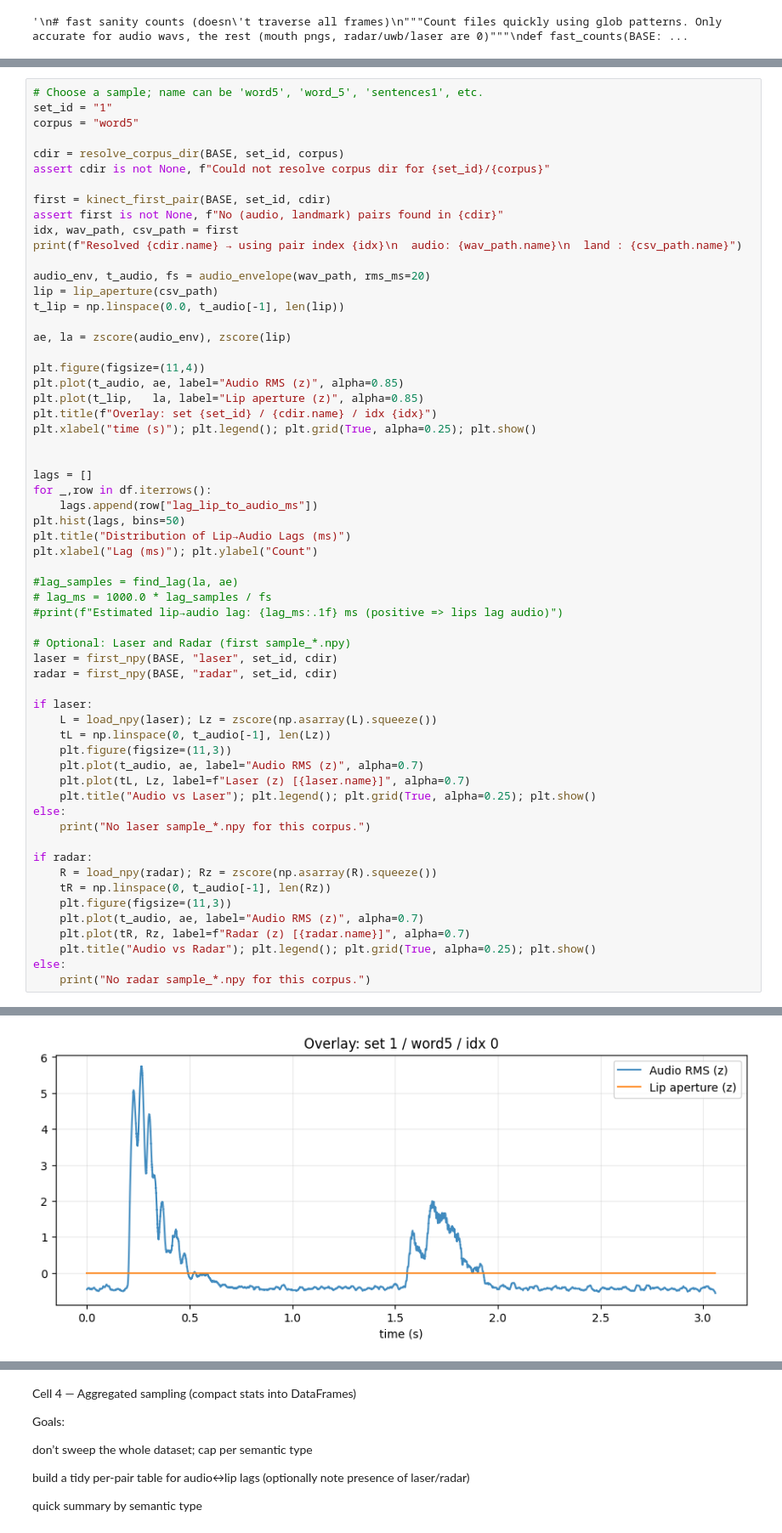
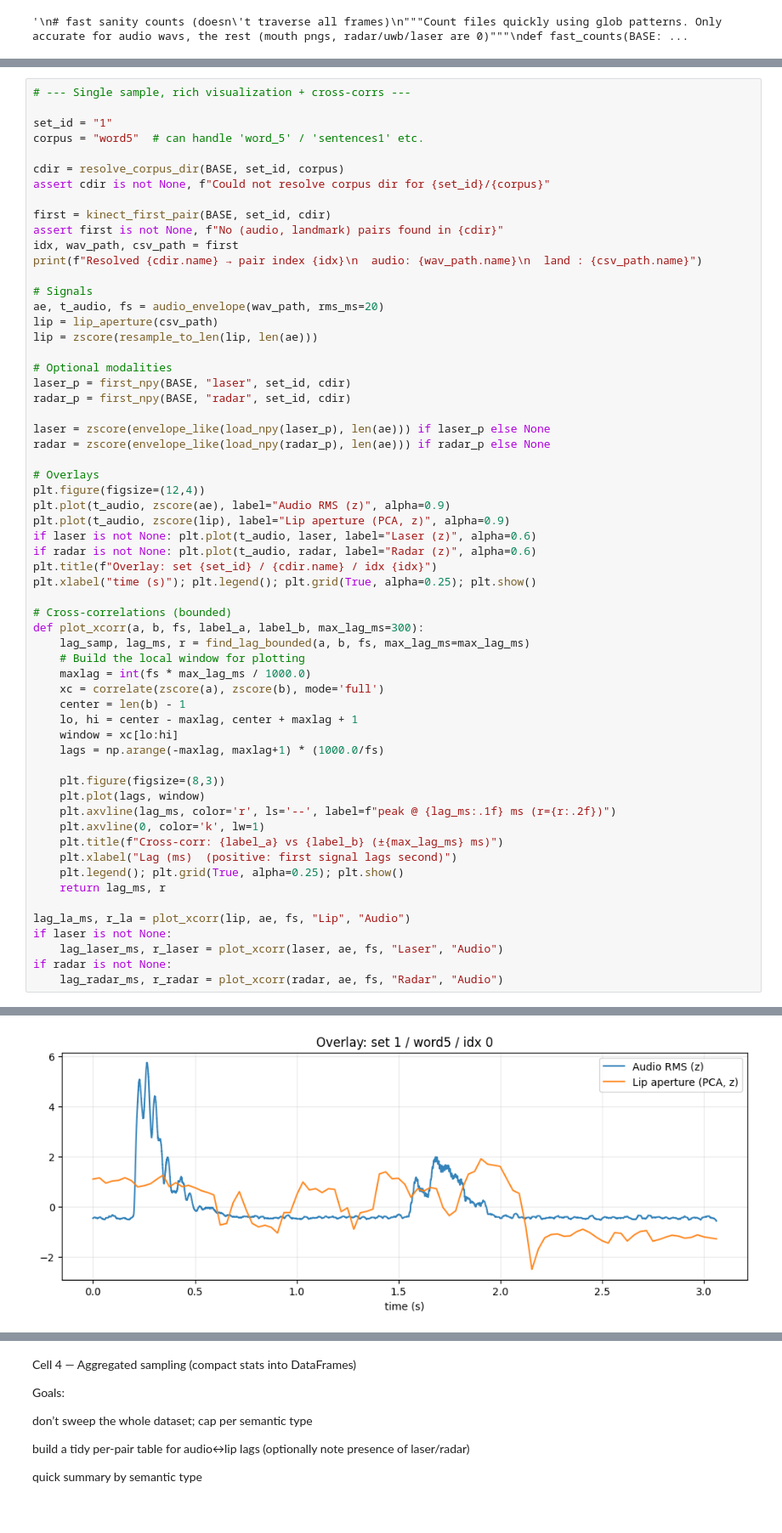
Before and after one commit to arham-siddiqui/silentSpeech, a Jupyter notebook: notebooks/alignment.ipynb, the cells around one changed output, grey strips where cells are left out. Shown at 85% size. Drawn from its saved outputs; the diff is of its cells as text.

Commit message:
updated with principal component directions comparing lip landmarks to audio RMS. Still extending the DF to multiple modes

```diff
--- a/notebooks/alignment.ipynb
+++ b/notebooks/alignment.ipynb
@@ -163,7 +249,8 @@ Cell 3 — Single sample overlay (Audio vs Lip), optional Laser/Radar
 # %%
-# Choose a sample; name can be 'word5', 'word_5', 'sentences1', etc.
+# --- Single sample, rich visualization + cross-corrs ---
+
 set_id = "1"
-corpus = "word5"
+corpus = "word5"  # can handle 'word_5' / 'sentences1' etc.
 
 cdir = resolve_corpus_dir(BASE, set_id, corpus)
 assert cdir is not None, f"Could not resolve corpus dir for {set_id}/{corpus}"
@@ -171,53 +258,52 @@ assert cdir is not None, f"Could not resolve corpus dir for {set_id}/{corpus}"
 first = kinect_first_pair(BASE, set_id, cdir)
 assert first is not None, f"No (audio, landmark) pairs found in {cdir}"
 idx, wav_path, csv_path = first
-print(f"Resolved {cdir.name} → using pair index {idx}\n  audio: {wav_path.name}\n  land : {csv_path.name}")
+print(f"Resolved {cdir.name} → pair index {idx}\n  audio: {wav_path.name}\n  land : {csv_path.name}")
 
-audio_env, t_audio, fs = audio_envelope(wav_path, rms_ms=20)
+# Signals
+ae, t_audio, fs = audio_envelope(wav_path, rms_ms=20)
 lip = lip_aperture(csv_path)
-t_lip = np.linspace(0.0, t_audio[-1], len(lip))
+lip = zscore(resample_to_len(lip, len(ae)))
 
-ae, la = zscore(audio_env), zscore(lip)
+# Optional modalities
+laser_p = first_npy(BASE, "laser", set_id, cdir)
+radar_p = first_npy(BASE, "radar", set_id, cdir)
 
-plt.figure(figsize=(11,4))
-plt.plot(t_audio, ae, label="Audio RMS (z)", alpha=0.85)
-plt.plot(t_lip,   la, label="Lip aperture (z)", alpha=0.85)
+laser = zscore(envelope_like(load_npy(laser_p), len(ae))) if laser_p else None
+radar = zscore(envelope_like(load_npy(radar_p), len(ae))) if radar_p else None
+
+# Overlays
+plt.figure(figsize=(12,4))
+plt.plot(t_audio, zscore(ae), label="Audio RMS (z)", alpha=0.9)
+plt.plot(t_audio, zscore(lip), label="Lip aperture (PCA, z)", alpha=0.9)
+if laser is not None: plt.plot(t_audio, laser, label="Laser (z)", alpha=0.6)
+if radar is not None: plt.plot(t_audio, radar, label="Radar (z)", alpha=0.6)
 plt.title(f"Overlay: set {set_id} / {cdir.name} / idx {idx}")
 plt.xlabel("time (s)"); plt.legend(); plt.grid(True, alpha=0.25); plt.show()
 
+# Cross-correlations (bounded)
+def plot_xcorr(a, b, fs, label_a, label_b, max_lag_ms=300):
+    lag_samp, lag_ms, r = find_lag_bounded(a, b, fs, max_lag_ms=max_lag_ms)
+    # Build the local window for plotting
+    maxlag = int(fs * max_lag_ms / 1000.0)
+    xc = correlate(zscore(a), zscore(b), mode='full')
+    center = len(b) - 1
+    lo, hi = center - maxlag, center + maxlag + 1
+    window = xc[lo:hi]
+    lags = np.arange(-maxlag, maxlag+1) * (1000.0/fs)
 
-lags = []
-for _,row in df.iterrows():
-    lags.append(row["lag_lip_to_audio_ms"])
-plt.hist(lags, bins=50)
-plt.title("Distribution of Lip→Audio Lags (ms)")
-plt.xlabel("Lag (ms)"); plt.ylabel("Count")
+    plt.figure(figsize=(8,3))
+    plt.plot(lags, window)
+    plt.axvline(lag_ms, color='r', ls='--', label=f"peak @ {lag_ms:.1f} ms (r={r:.2f})")
+    plt.axvline(0, color='k', lw=1)
+    plt.title(f"Cross-corr: {label_a} vs {label_b} (±{max_lag_ms} ms)")
+    plt.xlabel("Lag (ms)  (positive: first signal lags second)")
+    plt.legend(); plt.grid(True, alpha=0.25); plt.show()
+    return lag_ms, r
 
-#lag_samples = find_lag(la, ae)
-# lag_ms = 1000.0 * lag_samples / fs
-#print(f"Estimated lip→audio lag: {lag_ms:.1f} ms (positive => lips lag audio)")
-
-# Optional: Laser and Radar (first sample_*.npy)
-laser = first_npy(BASE, "laser", set_id, cdir)
-radar = first_npy(BASE, "radar", set_id, cdir)
-
-if laser:
-    L = load_npy(laser); Lz = zscore(np.asarray(L).squeeze())
-    tL = np.linspace(0, t_audio[-1], len(Lz))
-    plt.figure(figsize=(11,3))
-    plt.plot(t_audio, ae, label="Audio RMS (z)", alpha=0.7)
-    plt.plot(tL, Lz, label=f"Laser (z) [{laser.name}]", alpha=0.7)
-    plt.title("Audio vs Laser"); plt.legend(); plt.grid(True, alpha=0.25); plt.show()
-else:
-    print("No laser sample_*.npy for this corpus.")
-
-if radar:
-    R = load_npy(radar); Rz = zscore(np.asarray(R).squeeze())
-    tR = np.linspace(0, t_audio[-1], len(Rz))
-    plt.figure(figsize=(11,3))
-    plt.plot(t_audio, ae, label="Audio RMS (z)", alpha=0.7)
-    plt.plot(tR, Rz, label=f"Radar (z) [{radar.name}]", alpha=0.7)
-    plt.title("Audio vs Radar"); plt.legend(); plt.grid(True, alpha=0.25); plt.show()
-else:
-    print("No radar sample_*.npy for this corpus.")
+lag_la_ms, r_la = plot_xcorr(lip, ae, fs, "Lip", "Audio")
+if laser is not None:
+    lag_laser_ms, r_laser = plot_xcorr(laser, ae, fs, "Laser", "Audio")
+if radar is not None:
+    lag_radar_ms, r_radar = plot_xcorr(radar, ae, fs, "Radar", "Audio")
 # %% [output]
@@ -225,3 +311,3 @@ Resolved word5 → using pair index 0
   audio: audio_proc_0.wav
   land : land_proc_0.csv
-[figure, old version]
+[figure, new version]
```
Also changed, not shown: parts of 9 cells of this notebook.
